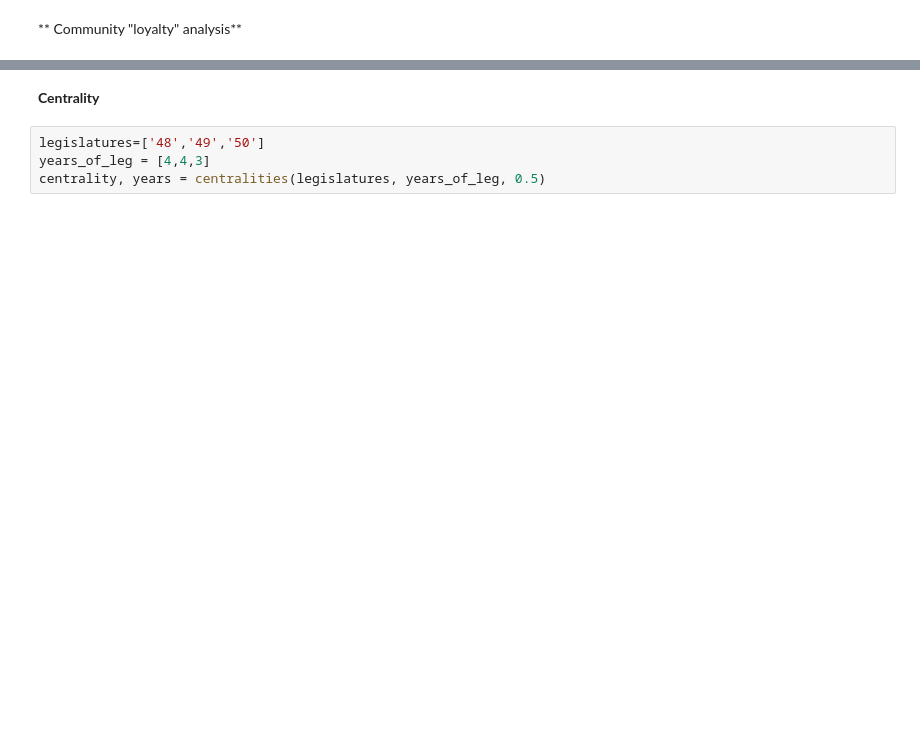
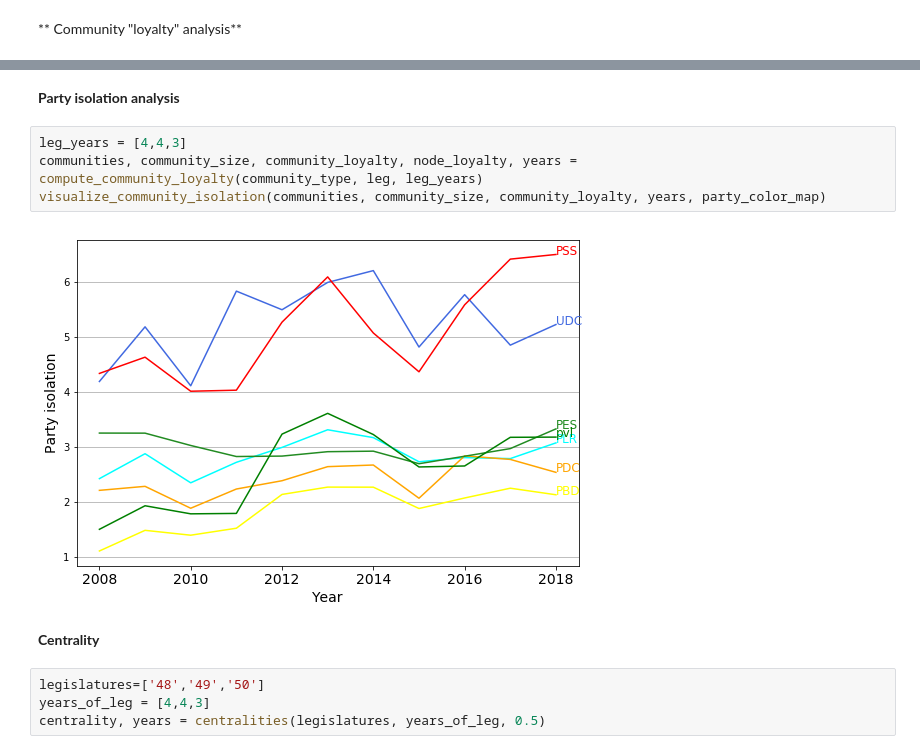
Before and after one commit to nikolaiorgland/conseil_national, a Jupyter notebook: Final_Project/final_project_notebook.ipynb, the cells around one changed output, grey strips where cells are left out. Drawn from its saved outputs; the diff is of its cells as text; blank space fills up the shorter version.

```diff
--- a/Final_Project/final_project_notebook.ipynb
+++ b/Final_Project/final_project_notebook.ipynb
@@ -144,3 +138,11 @@ visualize_node_loyalty(node_loyalty[0], padding=10)
+# %% [markdown]
+**Party isolation analysis**
+# %%
+leg_years = [4,4,3]
+communities, community_size, community_loyalty, node_loyalty, years = compute_community_loyalty(community_type, leg, leg_years)
+visualize_community_isolation(communities, community_size, community_loyalty, years, party_color_map)
+# %% [output]
+[figure, added]
 # %% [markdown]
 **Centrality**
 # %%
```
Also changed, not shown: parts of 25 cells of this notebook, 2 other files.
